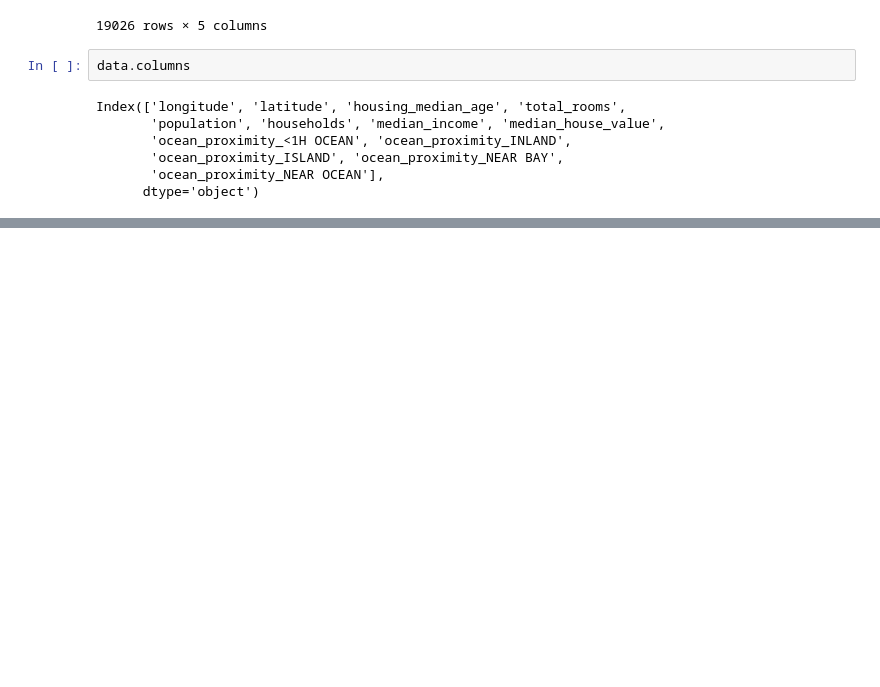
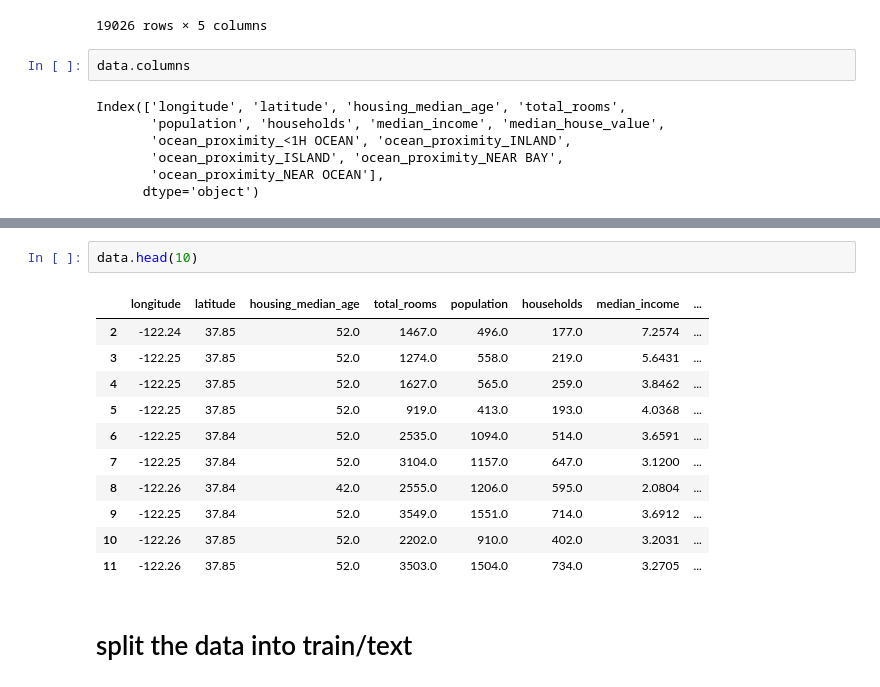
Before and after one commit to Joedharsic07/machine-learning-practice, a Jupyter notebook: Housing_dataset.ipynb, the cells around one changed output, grey strips where cells are left out. Cells and saved outputs as stored; diff of their text form; blank space fills up the shorter version.

```diff
--- a/Housing_dataset.ipynb
+++ b/Housing_dataset.ipynb
@@ -234,0 +250,16 @@ Index(['longitude', 'latitude', 'housing_median_age', 'total_rooms',
+# %%
+data.head(10)
+# %% [output]
+|  | longitude | latitude | housing_median_age | total_rooms | population | households | median_income | ... |
+| 2 | -122.24 | 37.85 | 52.0 | 1467.0 | 496.0 | 177.0 | 7.2574 | ... |
+| 3 | -122.25 | 37.85 | 52.0 | 1274.0 | 558.0 | 219.0 | 5.6431 | ... |
+| 4 | -122.25 | 37.85 | 52.0 | 1627.0 | 565.0 | 259.0 | 3.8462 | ... |
+| 5 | -122.25 | 37.85 | 52.0 | 919.0 | 413.0 | 193.0 | 4.0368 | ... |
+| 6 | -122.25 | 37.84 | 52.0 | 2535.0 | 1094.0 | 514.0 | 3.6591 | ... |
+| 7 | -122.25 | 37.84 | 52.0 | 3104.0 | 1157.0 | 647.0 | 3.1200 | ... |
+| 8 | -122.26 | 37.84 | 42.0 | 2555.0 | 1206.0 | 595.0 | 2.0804 | ... |
+| 9 | -122.25 | 37.84 | 52.0 | 3549.0 | 1551.0 | 714.0 | 3.6912 | ... |
+| 10 | -122.26 | 37.85 | 52.0 | 2202.0 | 910.0 | 402.0 | 3.2031 | ... |
+| 11 | -122.26 | 37.85 | 52.0 | 3503.0 | 1504.0 | 734.0 | 3.2705 | ... |
+# %% [markdown]
+# split the data into train/text
```
Also changed, not shown: parts of 11 cells of this notebook.
